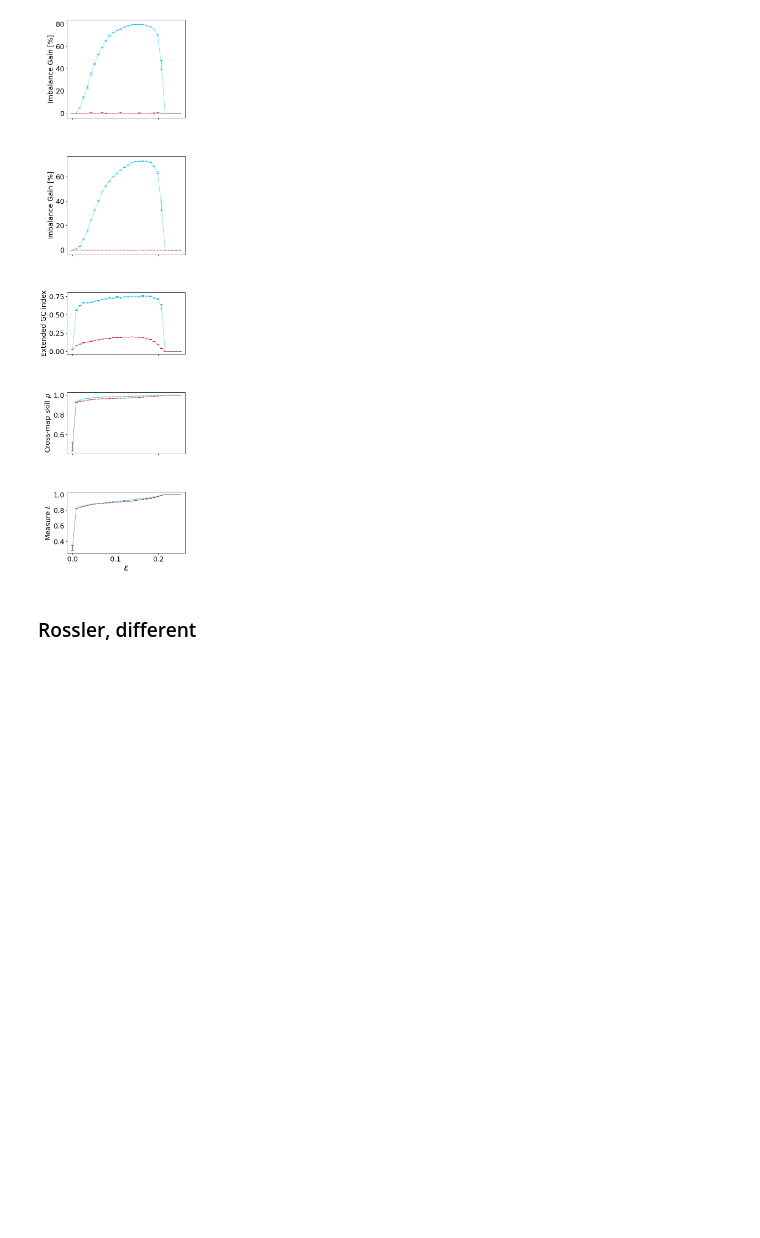
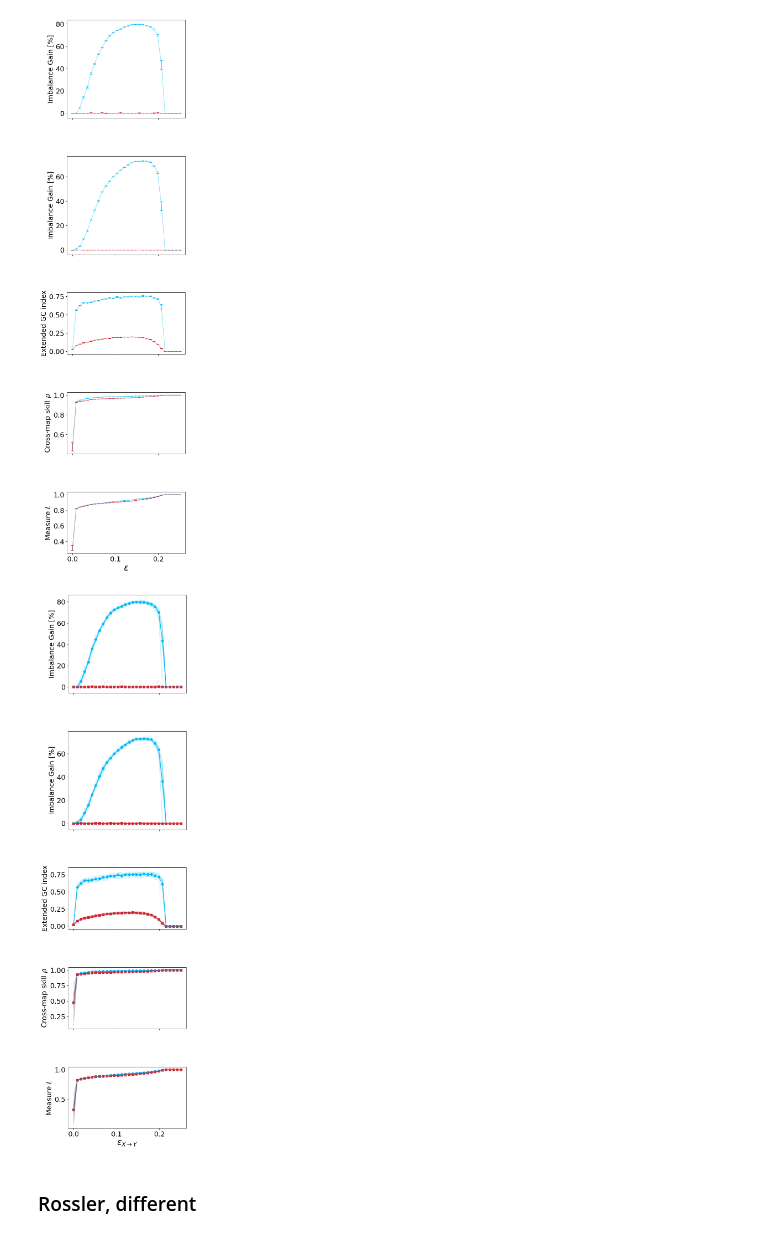
Before and after one commit to vdeltatto/imbalance-gain-causality, a Jupyter notebook: fig3_errors/analysis/final_plot.ipynb, the cells around one changed output. Cells and saved outputs as stored; diff of their text form; code cells hidden in the pictures; blank space fills up the shorter version.

```diff
--- a/fig3_errors/analysis/final_plot.ipynb
+++ b/fig3_errors/analysis/final_plot.ipynb
@@ -57,6 +57,8 @@ for seed in range(nseeds):
     info_imbalances_X_to_Y[seed], info_imbalances_Y_to_X[seed] = pickle.load(open(f"./ig_allcoords/pickles/rossler_id/seed{seed}.p","rb"))
 IGs_X_to_Y, IGs_X_to_Y_err = compute_IGs(info_imbalances_X_to_Y)
 IGs_Y_to_X, IGs_Y_to_X_err = compute_IGs(info_imbalances_Y_to_X)
+IGs_X_to_Y_indep = compute_indep_IGs(info_imbalances_X_to_Y)
+IGs_Y_to_X_indep = compute_indep_IGs(info_imbalances_Y_to_X)
 
 # IG, embeddings
 info_imbalances_X_to_Y_emb = np.zeros((nseeds,len(epsilons),len(alphas)))
@@ -65,6 +67,8 @@ for seed in range(nseeds):
     info_imbalances_X_to_Y_emb[seed], info_imbalances_Y_to_X_emb[seed] = pickle.load(open(f"./ig_embeddings/pickles/rossler_id/seed{seed}.p","rb"))
 IGs_X_to_Y_emb, IGs_X_to_Y_err_emb = compute_IGs(info_imbalances_X_to_Y_emb)
 IGs_Y_to_X_emb, IGs_Y_to_X_err_emb = compute_IGs(info_imbalances_Y_to_X_emb)
+IGs_X_to_Y_emb_indep = compute_indep_IGs(info_imbalances_X_to_Y_emb)
+IGs_Y_to_X_emb_indep = compute_indep_IGs(info_imbalances_Y_to_X_emb)
 
 # EGC
 egc_index_X_to_Y = np.zeros((nseeds,len(epsilons)))
@@ -164,6 +173,53 @@ ax[4].set_xlabel("$\\varepsilon$", fontsize=22)
 plt.show()
 # %% [output]
 [figure]
+# %%
+plt.rcParams['font.size'] = 18
+fig, ax = plt.subplots(5,1,figsize=(5.5,25), gridspec_kw={'height_ratios': [1.6,1.6,1.0,1.0,1.0],'hspace': 0.5})
+
+ax[0].plot(epsilons, IGs_X_to_Y, '-', color=colors[0], label="$X\\rightarrow Y$")
+ax[0].plot(epsilons, IGs_Y_to_X, '-', color=colors[1], label="$Y\\rightarrow X$")
+for i_seed in range(nseeds):
+    ax[0].plot(epsilons, IGs_X_to_Y_indep[i_seed], color=colors[0], alpha=0.1)
+    ax[0].plot(epsilons, IGs_Y_to_X_indep[i_seed], color=colors[1], alpha=0.1)
+ax[0].set(ylabel="Imbalance Gain [%]")
+ax[0].axes.xaxis.set_ticklabels([])
+
+ax[1].plot(epsilons, IGs_X_to_Y_emb, '-', color=colors[0], label="$X\\rightarrow Y$")
+ax[1].plot(epsilons, IGs_Y_to_X_emb, '-', color=colors[1], label="$Y\\rightarrow X$")
+for i_seed in range(nseeds):
+    ax[1].plot(epsilons, IGs_X_to_Y_emb_indep[i_seed], color=colors[0], alpha=0.1)
+    ax[1].plot(epsilons, IGs_Y_to_X_emb_indep[i_seed], color=colors[1], alpha=0.1)
+ax[1].set(ylabel="Imbalance Gain [%]")
+ax[1].axes.xaxis.set_ticklabels([])
+
+ax[2].plot(epsilons, egc_index_X_to_Y_avg, '-', color=colors[0], label="$X\\rightarrow Y$")
+ax[2].plot(epsilons, egc_index_Y_to_X_avg, '-', color=colors[1], label="$Y\\rightarrow X$")
+for i_seed in range(nseeds):
+    ax[2].plot(epsilons, egc_index_X_to_Y[i_seed], color=colors[0], alpha=0.1)
+    ax[2].plot(epsilons, egc_index_Y_to_X[i_seed], color=colors[1], alpha=0.1)
+ax[2].set(ylabel="Extended GC index")
+ax[2].axes.xaxis.set_ticklabels([])
+
+ax[3].plot(epsilons, ccm_X_to_Y_avg, '-', color=colors[0], label="$X\\rightarrow Y$")
+ax[3].plot(epsilons, ccm_Y_to_X_avg, '-', color=colors[1], label="$Y\\rightarrow X$")
+for i_seed in range(nseeds):
+    ax[3].plot(epsilons, ccm_X_to_Y[i_seed,:,-1], color=colors[0], alpha=0.1)
+    ax[3].plot(epsilons, ccm_Y_to_X[i_seed,:,-1], color=colors[1], alpha=0.1)
+ax[3].set(ylabel="Cross-map skill $\\rho$")
+ax[3].axes.xaxis.set_ticklabels([])
+
+ax[4].plot(epsilons, L_X_to_Y_avg, '-', color=colors[0], label="$X\\rightarrow Y$")
+ax[4].plot(epsilons, L_Y_to_X_avg, '-', color=colors[1], label="$Y\\rightarrow X$")
+for i_seed in range(nseeds):
+    ax[4].plot(epsilons, L_X_to_Y[i_seed], color=colors[0], alpha=0.1)
+    ax[4].plot(epsilons, L_Y_to_X[i_seed], color=colors[1], alpha=0.1)
+ax[4].set(ylabel="Measure $L$")
+ax[4].set_xlabel("$\\varepsilon_{X\\rightarrow Y}$", fontsize=22)
+
+plt.show()
+# %% [output]
+[figure, added]
 # %% [markdown]
 ### Rossler, different
 # %%
```
Also changed, not shown: parts of 4 cells of this notebook, 18 other files.
